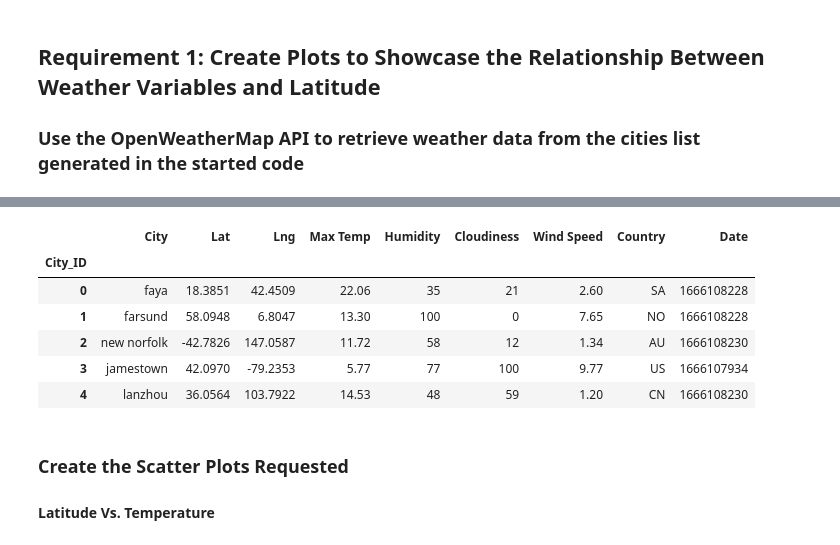
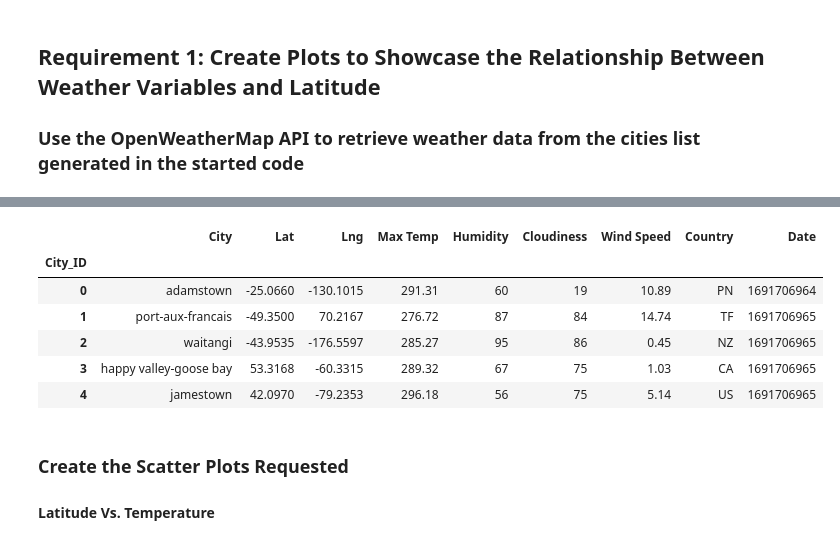
Before and after one commit to schuttlerc/python-api-challenge, a Jupyter notebook: starter_code/WeatherPy.ipynb, the cells around one changed output, grey strips where cells are left out. Saved outputs shown, nothing was run; the diff lists cells and outputs as text; code cells hidden in the pictures.

```diff
--- a/WeatherPy/WeatherPy.ipynb
+++ b/starter_code/WeatherPy.ipynb
@@ -149,17 +173,17 @@ city_data_df.to_csv("output_data/cities.csv", index_label="City_ID")
 # %%
 # Read saved data
-city_data_df = pd.read_csv("output_data/cities.csv", index_col="City_ID")
+city_data_df = pd.read_csv("../output_data/cities.csv", index_col="City_ID")
 
 # Display sample data
 city_data_df.head()
 # %% [output]
 |  | City | Lat | Lng | Max Temp | Humidity | Cloudiness | Wind Speed | Country | Date |
 | City_ID |  |  |  |  |  |  |  |  |  |
-| 0 | faya | 18.3851 | 42.4509 | 22.06 | 35 | 21 | 2.60 | SA | 1666108228 |
-| 1 | farsund | 58.0948 | 6.8047 | 13.30 | 100 | 0 | 7.65 | NO | 1666108228 |
-| 2 | new norfolk | -42.7826 | 147.0587 | 11.72 | 58 | 12 | 1.34 | AU | 1666108230 |
-| 3 | jamestown | 42.0970 | -79.2353 | 5.77 | 77 | 100 | 9.77 | US | 1666107934 |
-| 4 | lanzhou | 36.0564 | 103.7922 | 14.53 | 48 | 59 | 1.20 | CN | 1666108230 |
+| 0 | adamstown | -25.0660 | -130.1015 | 291.31 | 60 | 19 | 10.89 | PN | 1691706964 |
+| 1 | port-aux-francais | -49.3500 | 70.2167 | 276.72 | 87 | 84 | 14.74 | TF | 1691706965 |
+| 2 | waitangi | -43.9535 | -176.5597 | 285.27 | 95 | 86 | 0.45 | NZ | 1691706965 |
+| 3 | happy valley-goose bay | 53.3168 | -60.3315 | 289.32 | 67 | 75 | 1.03 | CA | 1691706965 |
+| 4 | jamestown | 42.0970 | -79.2353 | 296.18 | 56 | 75 | 5.14 | US | 1691706965 |
 # %% [markdown]
 ### Create the Scatter Plots Requested
 
```
Also changed, not shown: parts of 5 cells of this notebook, 3 other files.
